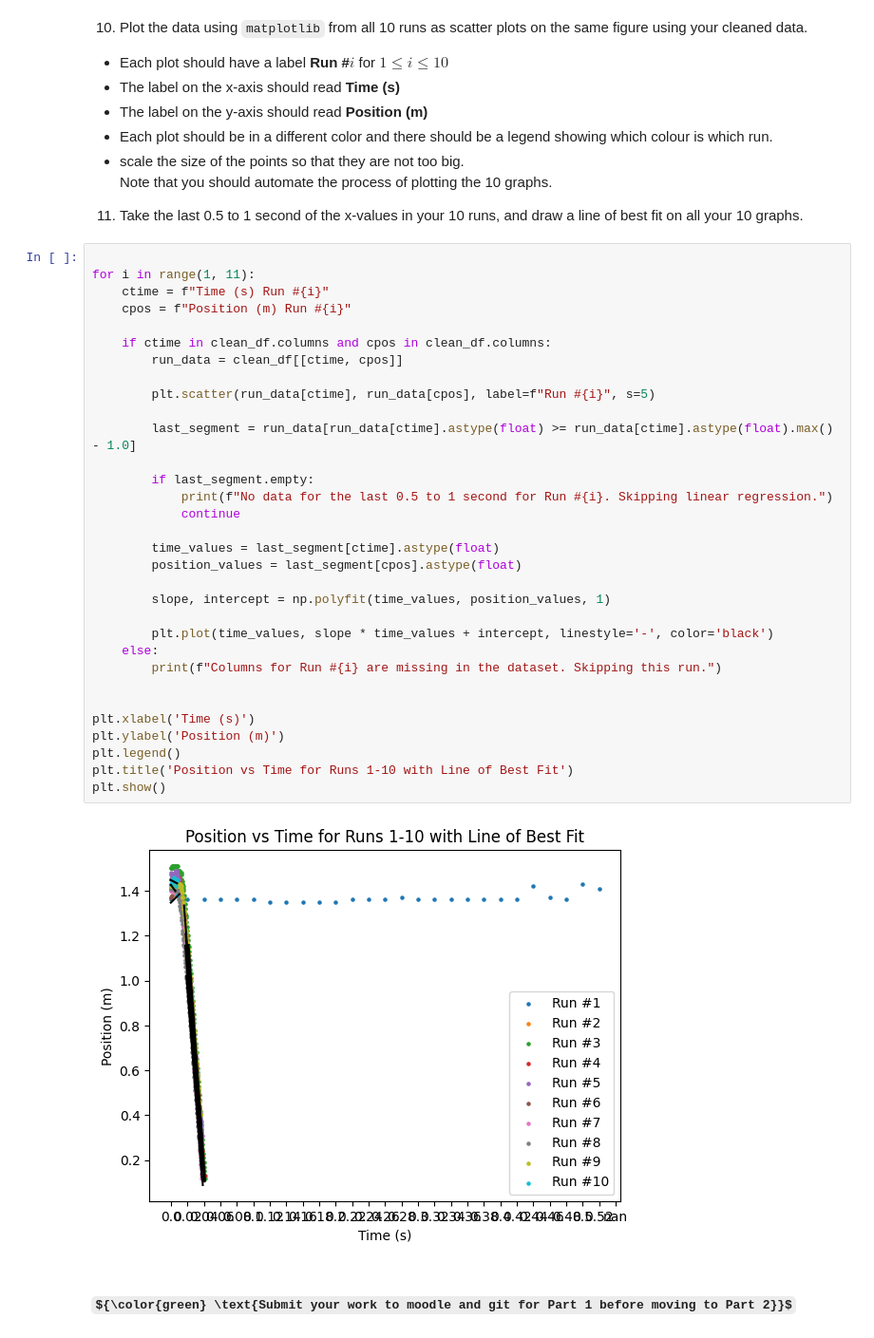
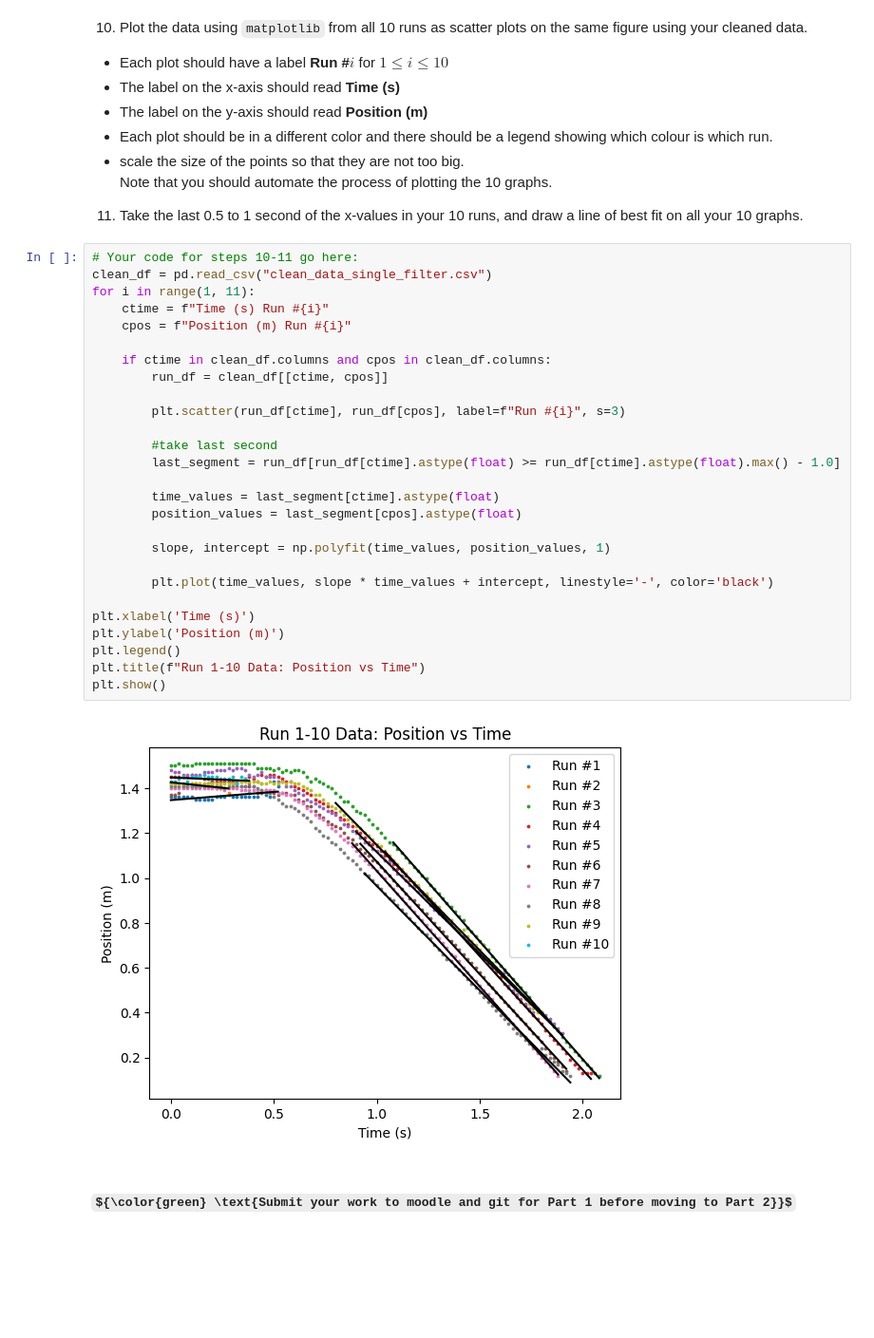
Before and after one commit to saraisabellabc/SF-2, a Jupyter notebook: assignment-1/assign1.ipynb, the cells around one changed output. Shown at 95% size. Saved outputs shown, nothing was run; the diff lists cells and outputs as text; some formulas as TeX source; blank space fills up the shorter version.

```diff
--- a/assignment-1/assign1.ipynb
+++ b/assignment-1/assign1.ipynb
@@ -178,39 +155,34 @@ Note that you should automate the process of plotting the 10 graphs.
 
 11. Take the last 0.5 to 1 second of the x-values in your 10 runs, and draw a line of best fit on all your 10 graphs.
 # %%
-
+# Your code for steps 10-11 go here:
+clean_df = pd.read_csv("clean_data_single_filter.csv")
 for i in range(1, 11):
     ctime = f"Time (s) Run #{i}"
     cpos = f"Position (m) Run #{i}"
 
     if ctime in clean_df.columns and cpos in clean_df.columns:
-        run_data = clean_df[[ctime, cpos]]
+        run_df = clean_df[[ctime, cpos]]
 
-        plt.scatter(run_data[ctime], run_data[cpos], label=f"Run #{i}", s=5)
+        plt.scatter(run_df[ctime], run_df[cpos], label=f"Run #{i}", s=3)
 
-        last_segment = run_data[run_data[ctime].astype(float) >= run_data[ctime].astype(float).max() - 1.0]
-
-        if last_segment.empty:
-            print(f"No data for the last 0.5 to 1 second for Run #{i}. Skipping linear regression.")
-            continue
+        #take last second
+        last_segment = run_df[run_df[ctime].astype(float) >= run_df[ctime].astype(float).max() - 1.0]
 
         time_values = last_segment[ctime].astype(float)
         position_values = last_segment[cpos].astype(float)
 
         slope, intercept = np.polyfit(time_values, position_values, 1)
 
         plt.plot(time_values, slope * time_values + intercept, linestyle='-', color='black')
-    else:
-        print(f"Columns for Run #{i} are missing in the dataset. Skipping this run.")
-
 
 plt.xlabel('Time (s)')
 plt.ylabel('Position (m)')
 plt.legend()
-plt.title('Position vs Time for Runs 1-10 with Line of Best Fit')
+plt.title(f"Run 1-10 Data: Position vs Time")
 plt.show()
 # %% [output]
-[figure, old version]
+[figure, new version]
 # %% [markdown]
 ### ${\color{green} \text{Submit your work to moodle and git for Part 1 before moving to Part 2}}$
 # %% [markdown]
```
Also changed, not shown: parts of 1 cell of this notebook.
